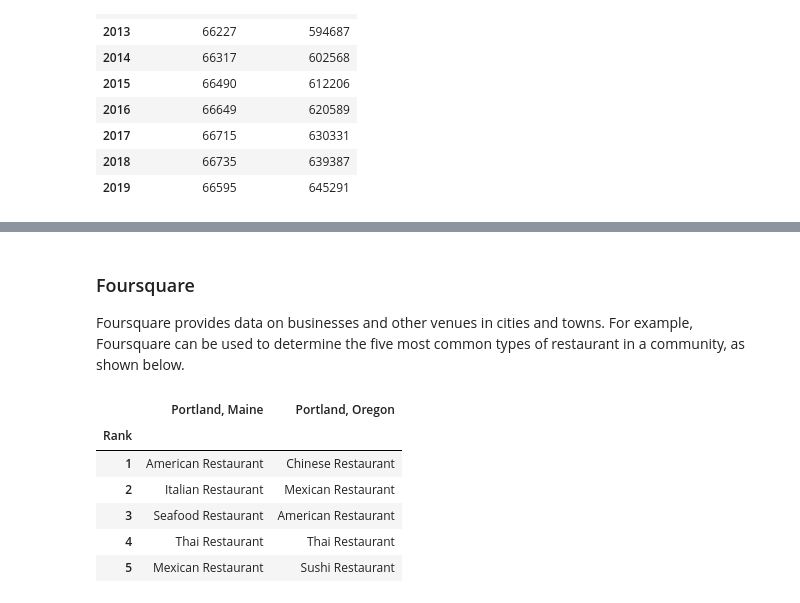
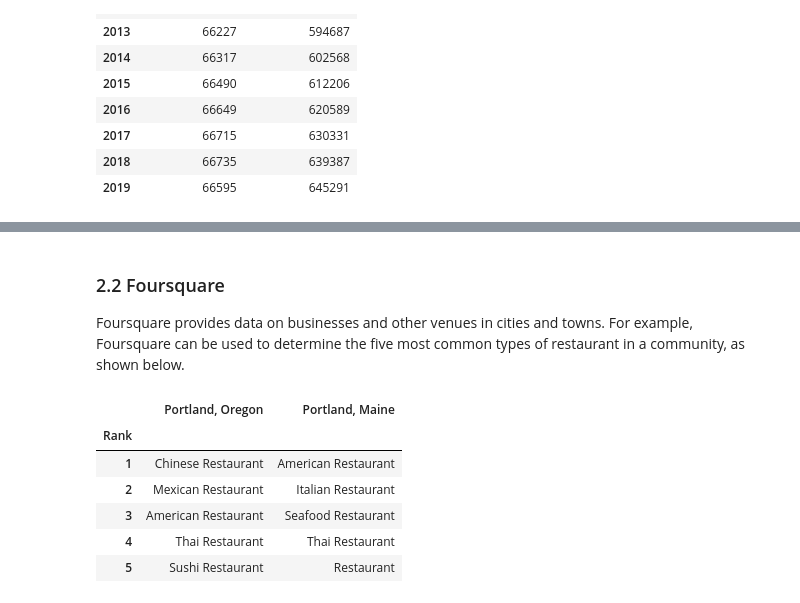
Before and after one commit to bethbrown/AppliedDataSciCapstone, a Jupyter notebook: PortlandVsPortland.ipynb, the cells around one changed output, grey strips where cells are left out. Saved outputs shown, nothing was run; the diff lists cells and outputs as text; code cells hidden in the pictures.

```diff
--- a/PortlandVsPortland.ipynb
+++ b/PortlandVsPortland.ipynb
@@ -212,12 +183,12 @@ Portland_data
 # %% [markdown]
-### Foursquare
+### 2.2 Foursquare
 
 Foursquare provides data on businesses and other venues in cities and towns. For example, Foursquare can be used to determine the five most common types of restaurant in a community, as shown below.
 # %%
 # Foursquare credentials
-CLIENT_ID = ''
-CLIENT_SECRET = ''
-ACCESS_TOKEN = ''
+CLIENT_ID = 'CUGM1DGKBIM4FSUB4V20QNBMB1Y55IVBM2DWDABF1540BLCP'
+CLIENT_SECRET = 'U3RCUGOO4QJ5W5CMYAOAFRT34VNQ0T5KRJMQ4JSD0MKSSHXC'
+ACCESS_TOKEN = 'THNQFZIQ4IZC4GZNYD4SFFKMUPYMAL1TG1W21ZEFC4ZTYNPP'
 VERSION = '20180604'
 LIMIT = 1000
 
@@ -314,18 +285,21 @@ OR_restaurants['categories'] = OR_restaurants.apply(get_category_type, axis=1)
 ME_restaurants.columns = [column.split('.')[-1] for column in ME_restaurants.columns]
 OR_restaurants.columns = [column.split('.')[-1] for column in OR_restaurants.columns]
 # %%
-ME_top5_food=pd.DataFrame(ME_restaurants['categories'].value_counts().head(5)).reset_index()
-OR_top5_food=pd.DataFrame(OR_restaurants['categories'].value_counts().head(5)).reset_index()
+ME_food=pd.DataFrame(ME_restaurants['categories'].value_counts()).reset_index()
+OR_food=pd.DataFrame(OR_restaurants['categories'].value_counts()).reset_index()
 # %%
+ME_top5_food=ME_food.head()
+OR_top5_food=OR_food.head()
 top5_food=pd.DataFrame([1,2,3,4,5],columns=['Rank'])
-top5_food.insert(loc=1,column='Portland, Maine',value=ME_top5_food['index'])
-top5_food.insert(loc=2,column='Portland, Oregon',value=OR_top5_food['index'])
-top5_food.set_index('Rank')
+top5_food.insert(loc=1,column='Portland, Oregon',value=OR_top5_food['index'])
+top5_food.insert(loc=2,column='Portland, Maine',value=ME_top5_food['index'])
+top5_food.set_index('Rank',inplace=True)
+top5_food
 # %% [output]
-|  | Portland, Maine | Portland, Oregon |
+|  | Portland, Oregon | Portland, Maine |
 | Rank |  |  |
-| 1 | American Restaurant | Chinese Restaurant |
-| 2 | Italian Restaurant | Mexican Restaurant |
-| 3 | Seafood Restaurant | American Restaurant |
+| 1 | Chinese Restaurant | American Restaurant |
+| 2 | Mexican Restaurant | Italian Restaurant |
+| 3 | American Restaurant | Seafood Restaurant |
 | 4 | Thai Restaurant | Thai Restaurant |
-| 5 | Mexican Restaurant | Sushi Restaurant |
+| 5 | Sushi Restaurant | Restaurant |
```
Also changed, not shown: parts of 28 cells of this notebook.
